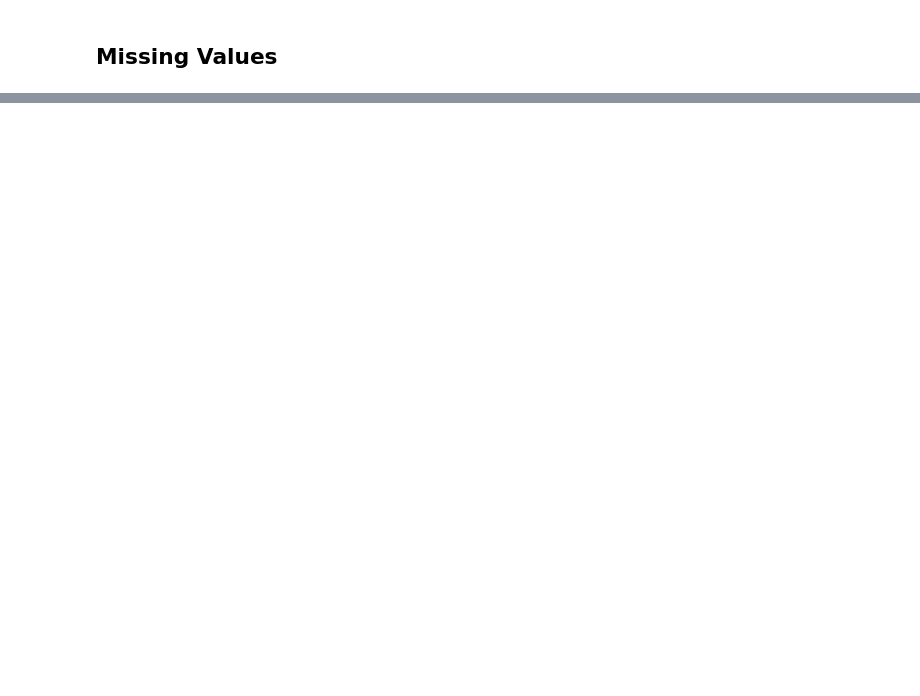
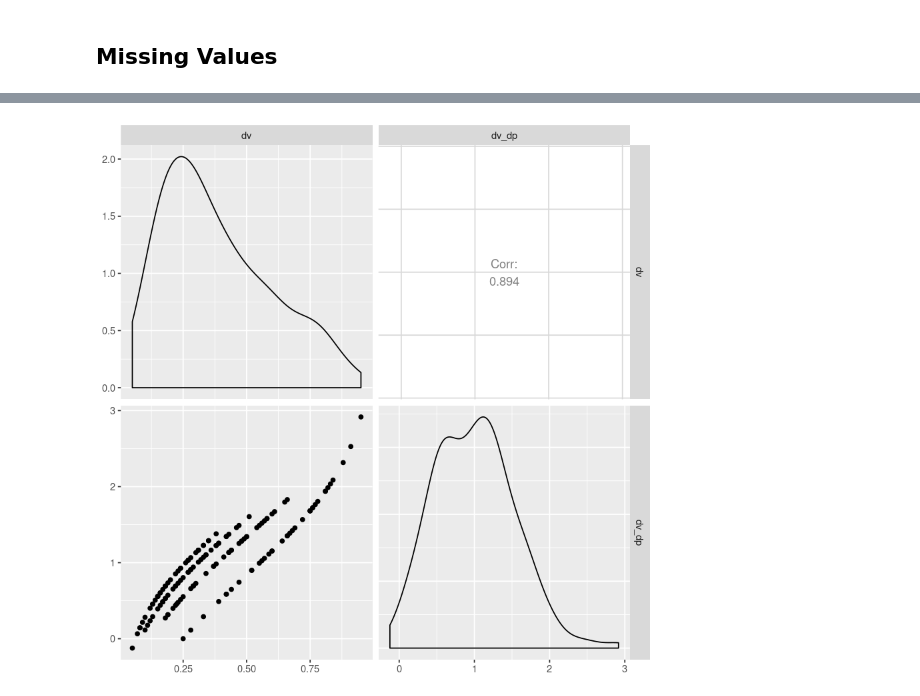
Before and after one commit to elg34/QuickReferences, a Jupyter notebook: R_cookbook.ipynb, the cells around one changed output, grey strips where cells are left out. Cells and saved outputs as stored; diff of their text form; code cells hidden in the pictures; blank space fills up the shorter version.

Commit message:
added plots and train-test splits

```diff
--- a/R_cookbook.ipynb
+++ b/R_cookbook.ipynb
@@ -74,0 +82,6 @@ rm(list = ls())
+# %%
+# plot continuous variable distributions and correlations
+library(GGally)
+ggpairs(data[, c("dv", "dv_dp")])
+# %% [output]
+[figure, added]
```
Also changed, not shown: parts of 15 cells of this notebook, 1 other file.
